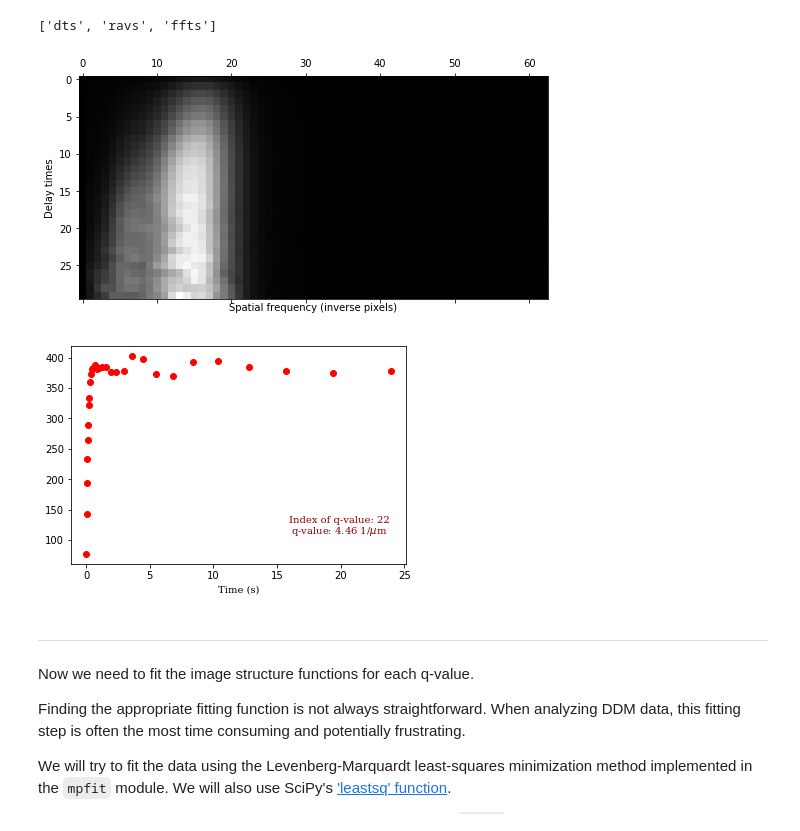
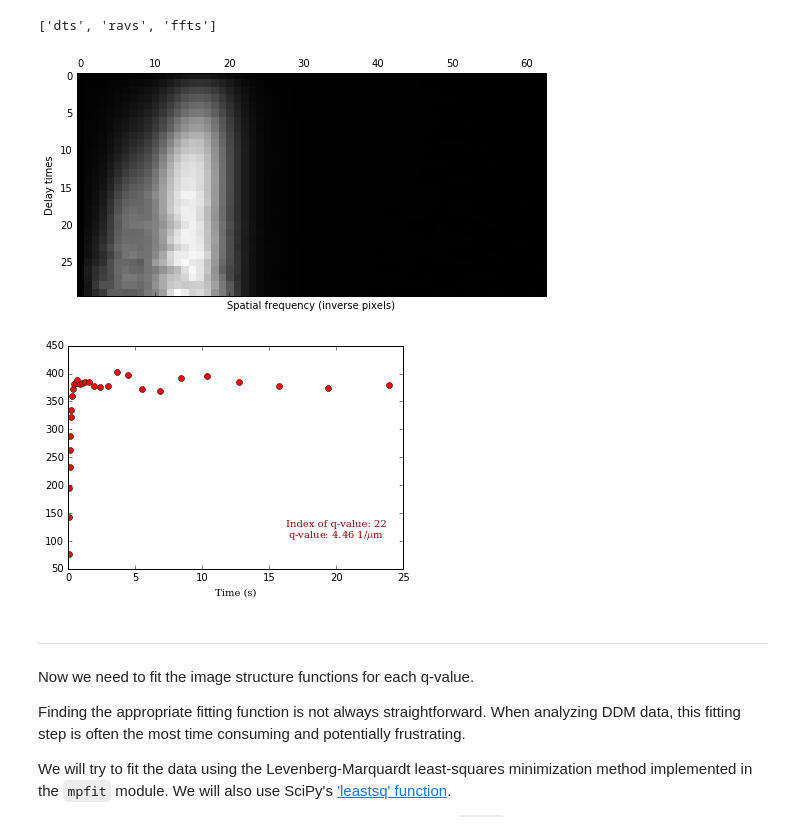
Before and after one commit to rmcgorty/Differential-Dynamic-Microscopy---Python, a Jupyter notebook: DDM - tutorial using silica beads.ipynb, the cells around one changed output. Drawn from its saved outputs; the diff is of its cells as text; code cells hidden in the pictures.

```diff
--- a/DDM - tutorial using silica beads.ipynb
+++ b/DDM - tutorial using silica beads.ipynb
@@ -86,7 +89,9 @@ Running dt=15...
 ---------------------------------
 Since the `getFFTDiffsAtTimes` function can take several minutes (or even hours) to run if the images are large and if we find the image structure function at many lag times, it is best to always save the output to that function. That way, if you want to come back and do more analysis, you just load the saved image structure functions. Loading that saved file is done with the function `pickle.load`.
 # %%
-p_data = pickle.load(open(data_dir + data_file[:-4]+"_1_BH_128x128_FFTDIFFS_dts_ravs.p",'rb'))
+f = open(data_dir + data_file[:-4]+"_1_BH_128x128_FFTDIFFS_dts_ravs.p",'rb')
+p_data = pickle.load(f)
+f.close()
 p_data.keys()
 # %% [output]
 ['dts', 'ravs', 'ffts']
@@ -95,11 +100,11 @@ p_data.keys()
 ravs = p_data['ravs']
 dts = p_data['dts']
 # %%
-pylab.matshow(ravs, cmap=matplotlib.cm.gray)
-pylab.xlabel("Spatial frequency (inverse pixels)")
-pylab.ylabel("Delay times");
+plt.matshow(ravs, cmap=matplotlib.cm.gray)
+plt.xlabel("Spatial frequency (inverse pixels)")
+plt.ylabel("Delay times");
 # %% [output]
-[figure, old version]
+[figure, new version]
 # %%
 fps = 41.7 #The frame rate the video data was recorded at
 times = dts/fps #Create the list of delay times in units of seconds
@@ -107,18 +112,18 @@ q = np.arange(0,64)*2*np.pi*(1./(128*0.242)) #Convert the spatial frequencies to
 # %%
 ##########################################################################
 # Here, we'll show the image structure function for a particular q-value.
 ##########################################################################
 
 qv=22
-pylab.plot(times, ravs[:,qv],'ro')
-ax = pylab.gca()
-pylab.text(0.8, 0.2, 'Index of q-value: %i' % qv, horizontalalignment='center', verticalalignment='center',
+plt.plot(times, ravs[:,qv],'ro')
+ax = plt.gca()
+plt.text(0.8, 0.2, 'Index of q-value: %i' % qv, horizontalalignment='center', verticalalignment='center',
            transform=ax.transAxes, fontdict=font_plt)
-pylab.text(0.8, 0.15, 'q-value: %.2f 1/$\mu$m' % q[qv], horizontalalignment='center', verticalalignment='center',
+plt.text(0.8, 0.15, 'q-value: %.2f 1/$\mu$m' % q[qv], horizontalalignment='center', verticalalignment='center',
            transform=ax.transAxes, fontdict=font_plt)
-pylab.xlabel('Time (s)', fontdict=font_plt_ax);
+plt.xlabel('Time (s)', fontdict=font_plt_ax);
 # %% [output]
-[figure, old version]
+[figure, new version]
 # %% [markdown]
 --------------------------------------------------------------------------------------
 Now we need to fit the image structure functions for each q-value.
```
Also changed, not shown: parts of 6 cells of this notebook, 1 other file.
